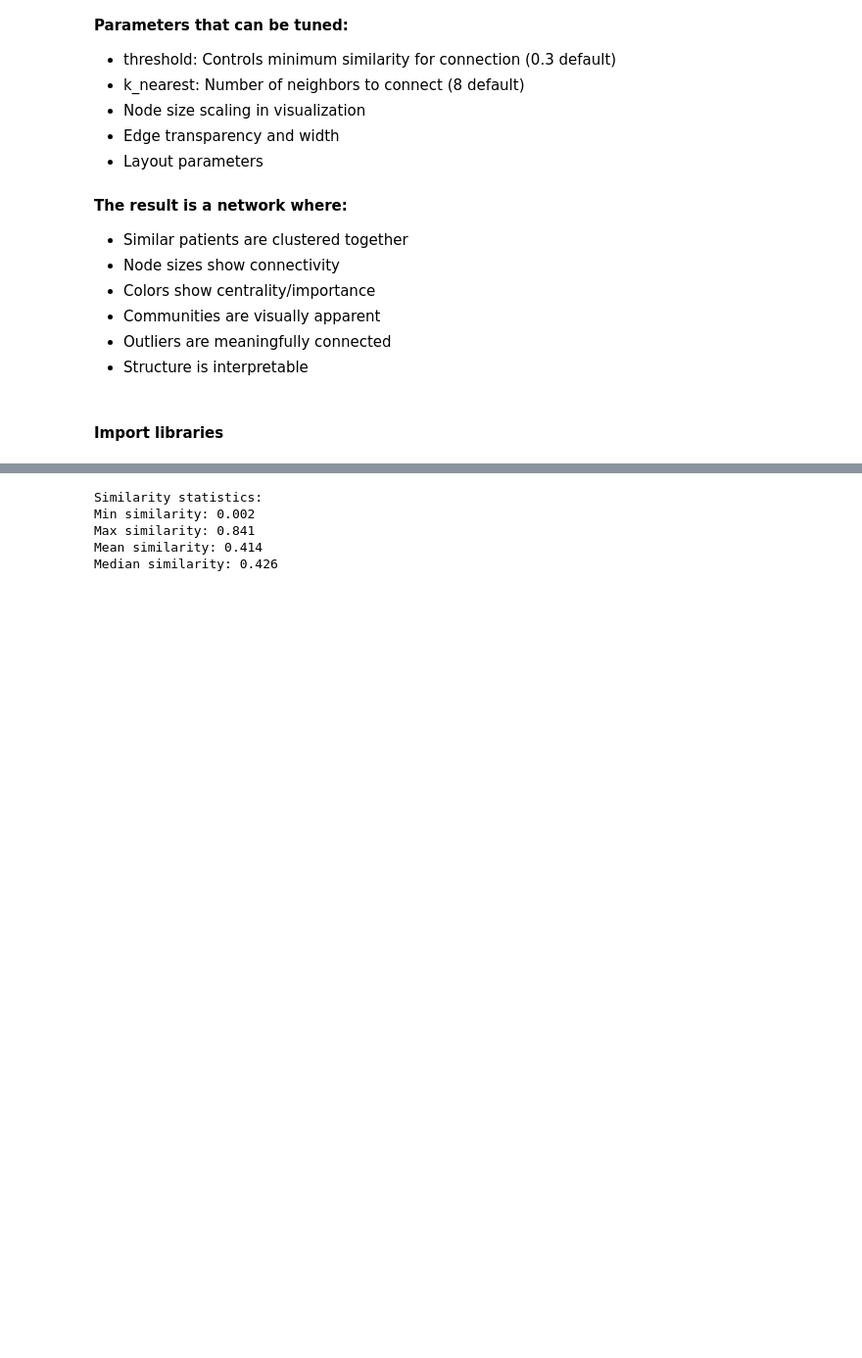
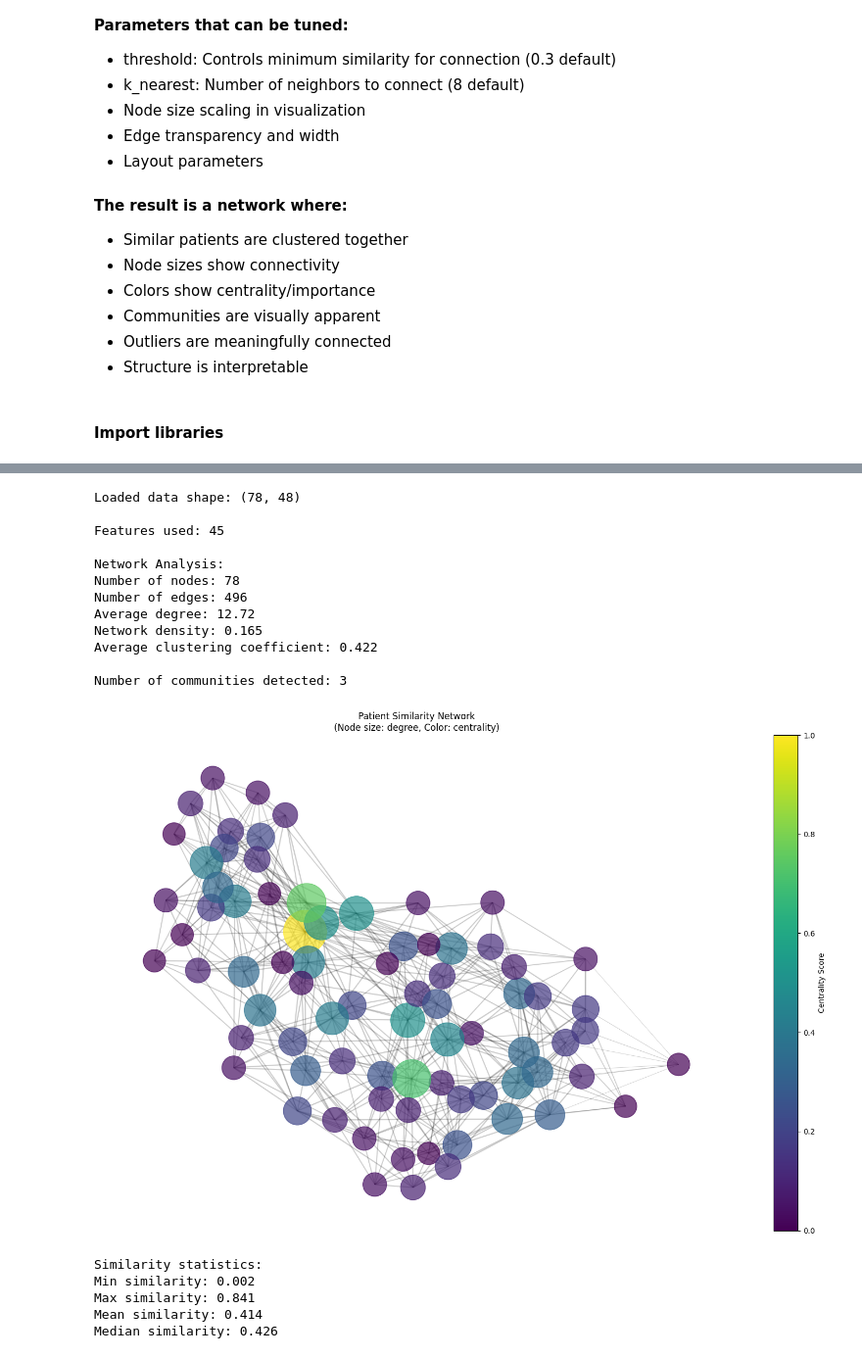
Before and after one commit to MMIV-ML/ELMED219-2025, a Jupyter notebook: Lab1-NetworkSci-PSN/notebooks/03-patient-similarity-networks-ibs-brain.ipynb, the cells around one changed output, grey strips where cells are left out. Shown at 98% size. Saved outputs shown, nothing was run; the diff lists cells and outputs as text; code cells hidden in the pictures; blank space fills up the shorter version.

```diff
--- a/Lab1-NetworkSci-PSN/notebooks/03-patient-similarity-networks-ibs-brain.ipynb
+++ b/Lab1-NetworkSci-PSN/notebooks/03-patient-similarity-networks-ibs-brain.ipynb
@@ -254,2 +406,24 @@ Number of communities detected: 3
+# %%
+# Example usage:
+if __name__ == "__main__":
+    # Use default parameters
+    G, (degree_cent, between_cent, communities), scaled_data, feature_cols = create_and_analyze_network()
+
+    # Or specify custom parameters
+    # G, metrics = create_and_analyze_network(threshold=0.4, k_nearest=10)
+# %% [output]
+Loaded data shape: (78, 48)
+
+Features used: 45
+
+Network Analysis:
+Number of nodes: 78
+Number of edges: 496
+Average degree: 12.72
+Network density: 0.165
+Average clustering coefficient: 0.422
+
+Number of communities detected: 3
+[figure, added]
 # %%
 # Analyze similarity distribution
```
Also changed, not shown: parts of 11 cells of this notebook.
